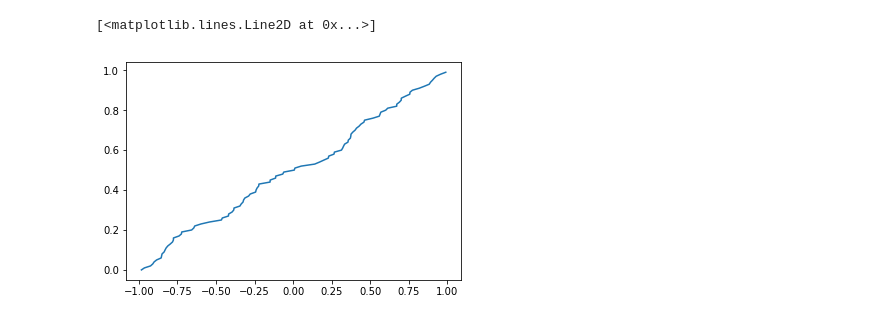
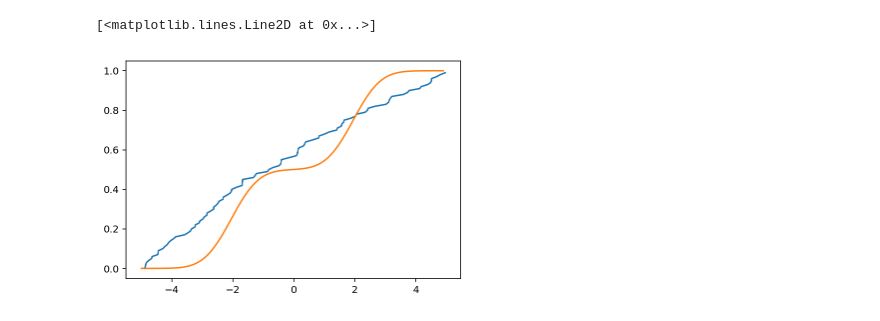
Before and after one commit to Hudsonnc/Stein-Variational-Gradient-Descent, a Jupyter notebook: Particle Flow.ipynb, the cells around one changed output. Cells and saved outputs as stored; diff of their text form; code cells hidden in the pictures.

```diff
--- a/Particle Flow.ipynb
+++ b/Particle Flow.ipynb
@@ -29,9 +52,11 @@ def phi_star(Z, p, kernel):
-# %%
-def CDF(X):
-    N = len(X)
-    Y = [n/float(N) for n in range(N)]
-    return(sorted(X), Y)
 # %%
-p = lambda z: (1/np.sqrt(2*np.pi))*tf.exp(-tf.square(z)/2)
-X = np.random.uniform(-1,1,100).astype('float32')
-X = tf.constant(X, shape = X.shape)
+p = lambda z: .5*(1/np.sqrt(2*np.pi*.5))*tf.exp(-tf.square(tf.norm(z-2, axis=1))/(2*.5)) + .5*(1/np.sqrt(2*np.pi*.5))*tf.exp(-tf.square(tf.norm(z+2, axis=1))/(2*.5))
+# %%
+n = 100
+X = np.random.uniform(-5,5,n).astype('float32').reshape(n,-1)
+X = tf.Variable(X)
+init_op = tf.global_variables_initializer()
+sess = tf.Session()
+sess.run(init_op)
+# %%
+plt.scatter(cdf[0], sess.run(p(cdf[0].reshape(-1,1))))
@@ -38,6 +66,9 @@ X = tf.constant(X, shape = X.shape)
 # %%
-cdf = CDF(X.eval(session=sess))
-plt.plot(cdf[0], cdf[1])
+edf = EDF(X.eval(session=sess))
+plt.plot(edf[0], edf[1])
+
+cdf = CDF(p)
+plt.plot(cdf[0], sess.run(cdf[1]))
 # %% [output]
 [<matplotlib.lines.Line2D at 0x...>]
-[figure, old version]
+[figure, new version]
```
Also changed, not shown: parts of 14 cells of this notebook.
